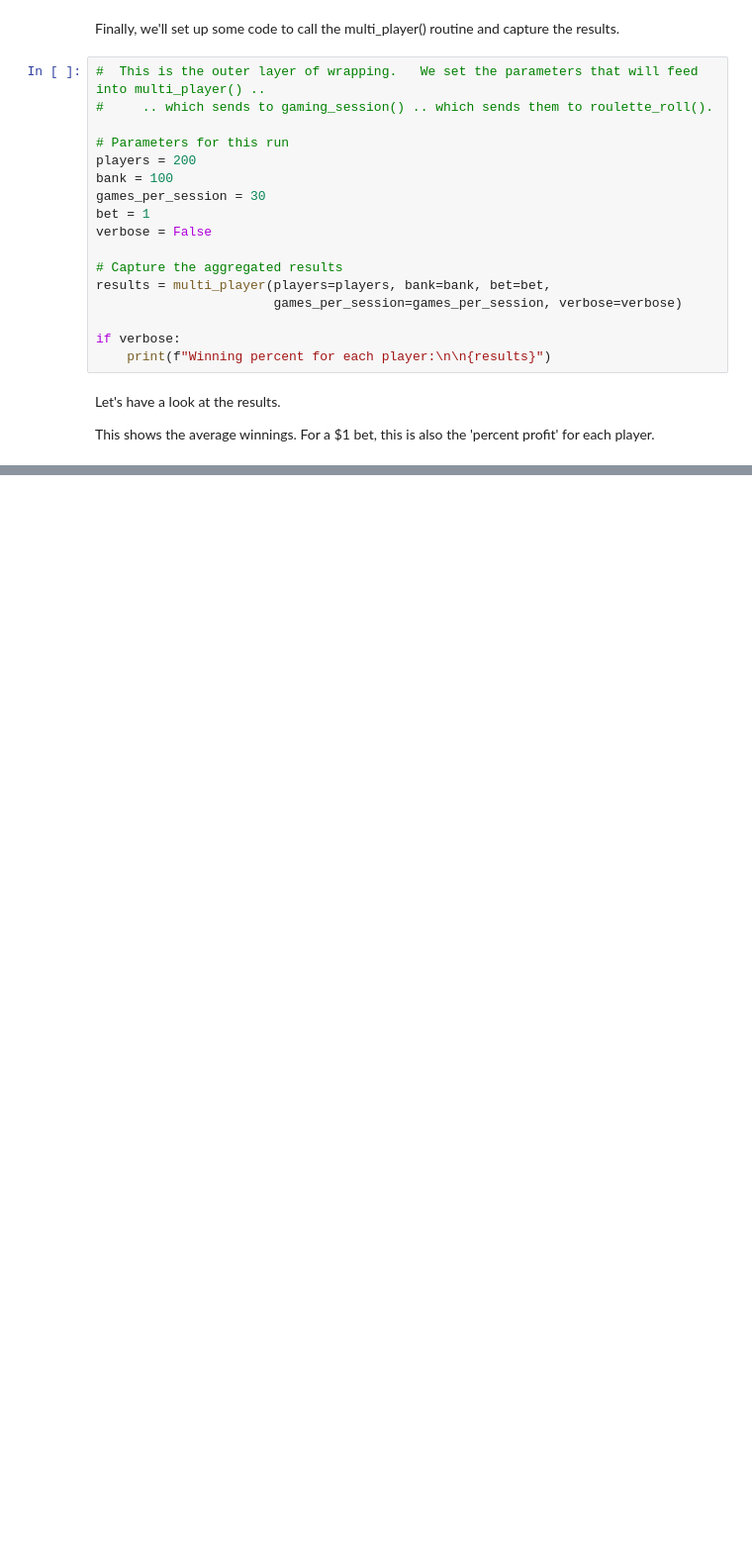
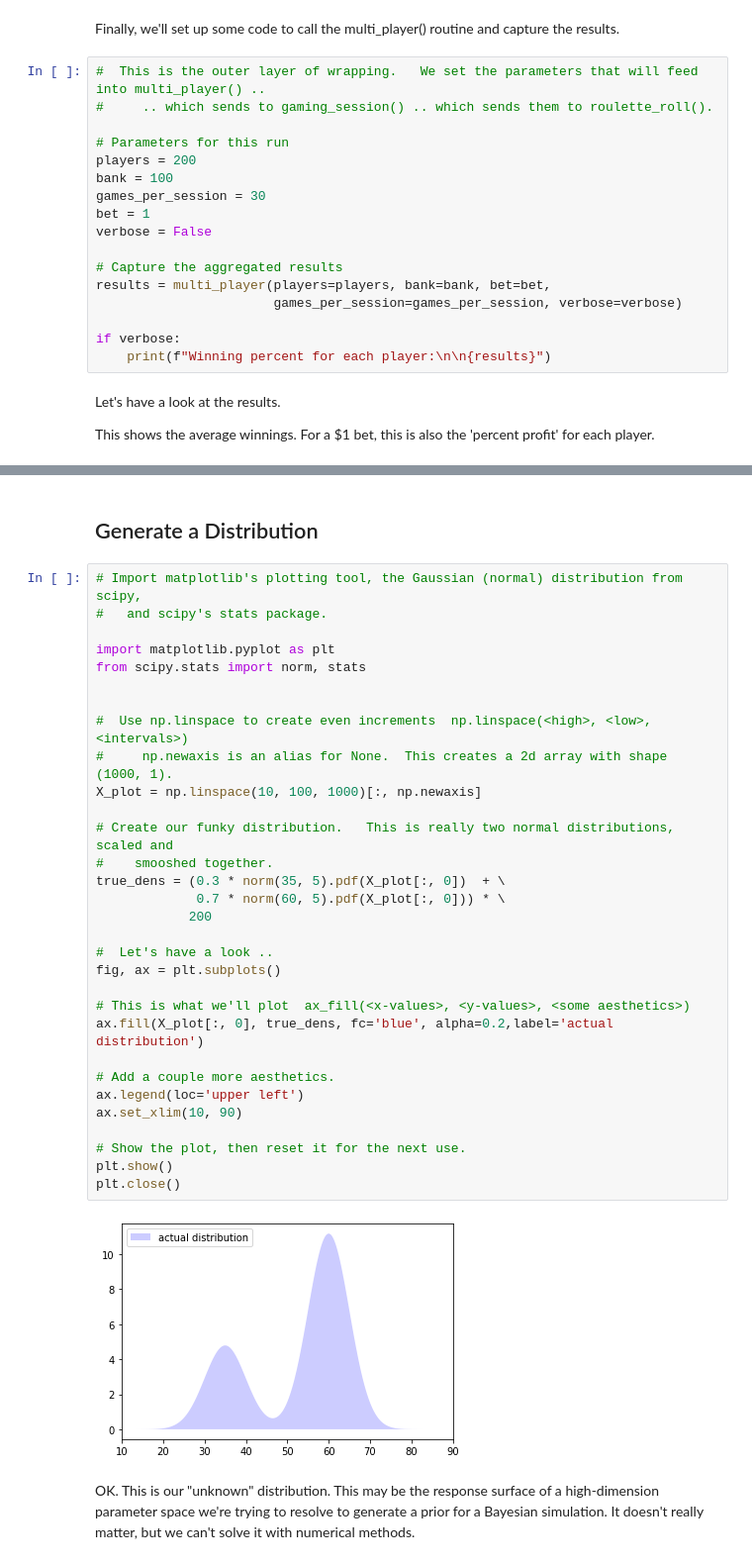
Before and after one commit to pbarton666/learninglab, a Jupyter notebook: data_sci_tech/monte_carlo.ipynb, the cells around one changed output, grey strips where cells are left out. Shown: that part at 99% size. Cells and saved outputs as stored; diff of their text form; blank space fills up the shorter version.

```diff
--- a/data_sci_tech/monte_carlo.ipynb
+++ b/data_sci_tech/monte_carlo.ipynb
@@ -194,0 +185,37 @@ for kernel in ['epanechnikov', 'tophat', 'gaussian']:
+# %% [markdown]
+## Generate a Distribution
+# %%
+# Import matplotlib's plotting tool, the Gaussian (normal) distribution from scipy,
+#   and scipy's stats package.
+
+import matplotlib.pyplot as plt
+from scipy.stats import norm, stats
+
+
+#  Use np.linspace to create even increments  np.linspace(<high>, <low>, <intervals>)
+#     np.newaxis is an alias for None.  This creates a 2d array with shape (1000, 1).
+X_plot = np.linspace(10, 100, 1000)[:, np.newaxis]
+
+# Create our funky distribution.   This is really two normal distributions, scaled and
+#    smooshed together.
+true_dens = (0.3 * norm(35, 5).pdf(X_plot[:, 0])  + \
+             0.7 * norm(60, 5).pdf(X_plot[:, 0])) * \
+            200
+
+#  Let's have a look ..
+fig, ax = plt.subplots()
+
+# This is what we'll plot  ax_fill(<x-values>, <y-values>, <some aesthetics>)
+ax.fill(X_plot[:, 0], true_dens, fc='blue', alpha=0.2,label='actual distribution')
+
+# Add a couple more aesthetics.
+ax.legend(loc='upper left')
+ax.set_xlim(10, 90)
+
+# Show the plot, then reset it for the next use.
+plt.show()
+plt.close()
+# %% [output]
+[figure, added]
+# %% [markdown]
+OK.   This is our "unknown" distribution.   This may be the response surface of a high-dimension parameter space we're trying to resolve to generate a prior for a Bayesian simulation.  It doesn't really matter, but we can't solve it with numerical methods.
```
Also changed, not shown: parts of 44 cells of this notebook, 1 other file.
